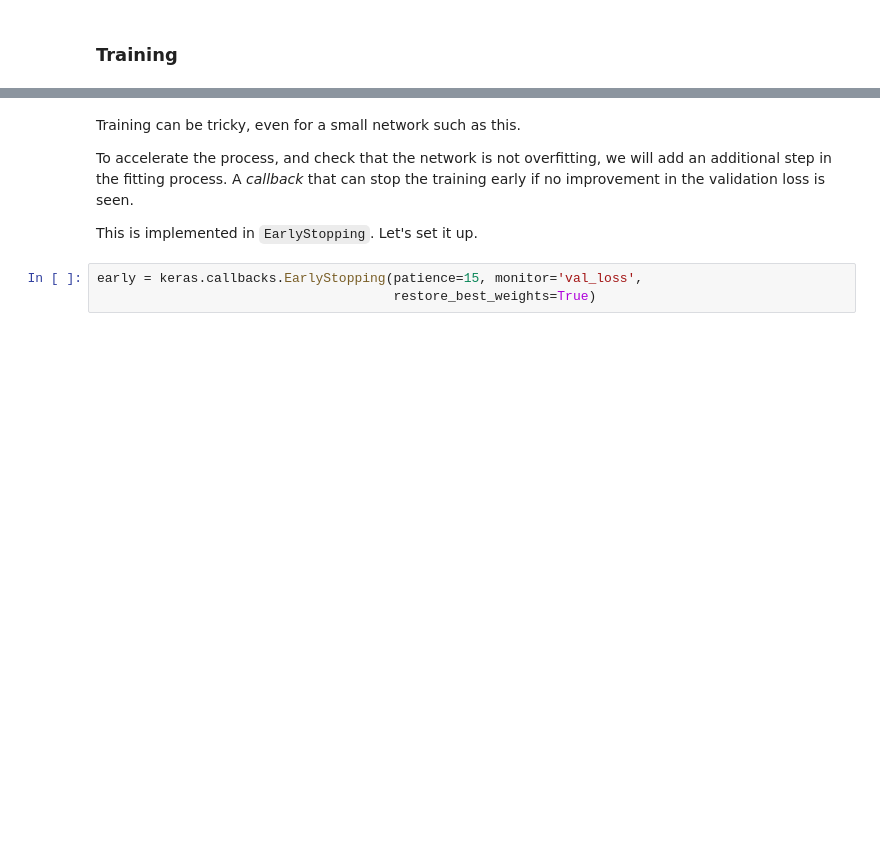
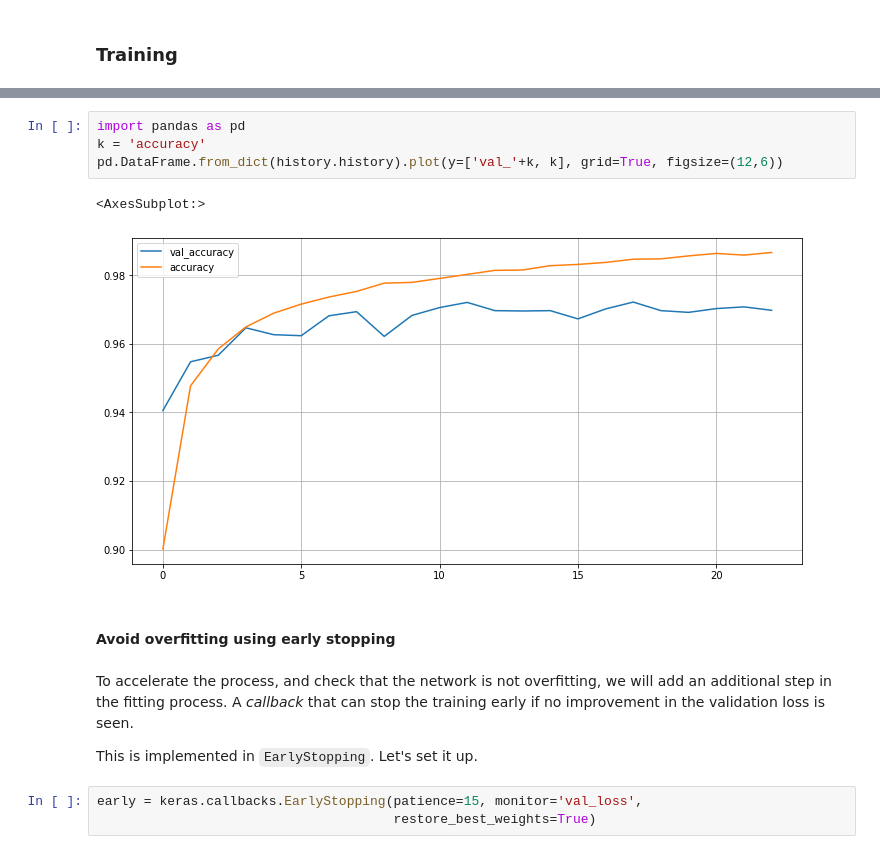
Before and after one commit to naikymen/ML_UNSAM, a Jupyter notebook: 15_ANNs_part1.ipynb, the cells around one changed output, grey strips where cells are left out. Saved outputs shown, nothing was run; the diff lists cells and outputs as text; blank space fills up the shorter version.

```diff
--- a/15_ANNs_part1.ipynb
+++ b/15_ANNs_part1.ipynb
@@ -222,6 +422,13 @@ model.summary()
+# %%
+import pandas as pd
+k = 'accuracy'
+pd.DataFrame.from_dict(history.history).plot(y=['val_'+k, k], grid=True, figsize=(12,6))
+# %% [output]
+<AxesSubplot:>
+[figure, added]
+# %% [markdown]
+#### Avoid overfitting using early stopping
 # %% [markdown]
-Training can be tricky, even for a small network such as this.
-
 To accelerate the process, and check that the network is not overfitting, we will add an additional step in the fitting process. A _callback_ that can stop the training early if no improvement in the validation loss is seen.
 
 This is implemented in `EarlyStopping`. Let's set it up.
```
Also changed, not shown: parts of 64 cells of this notebook.
